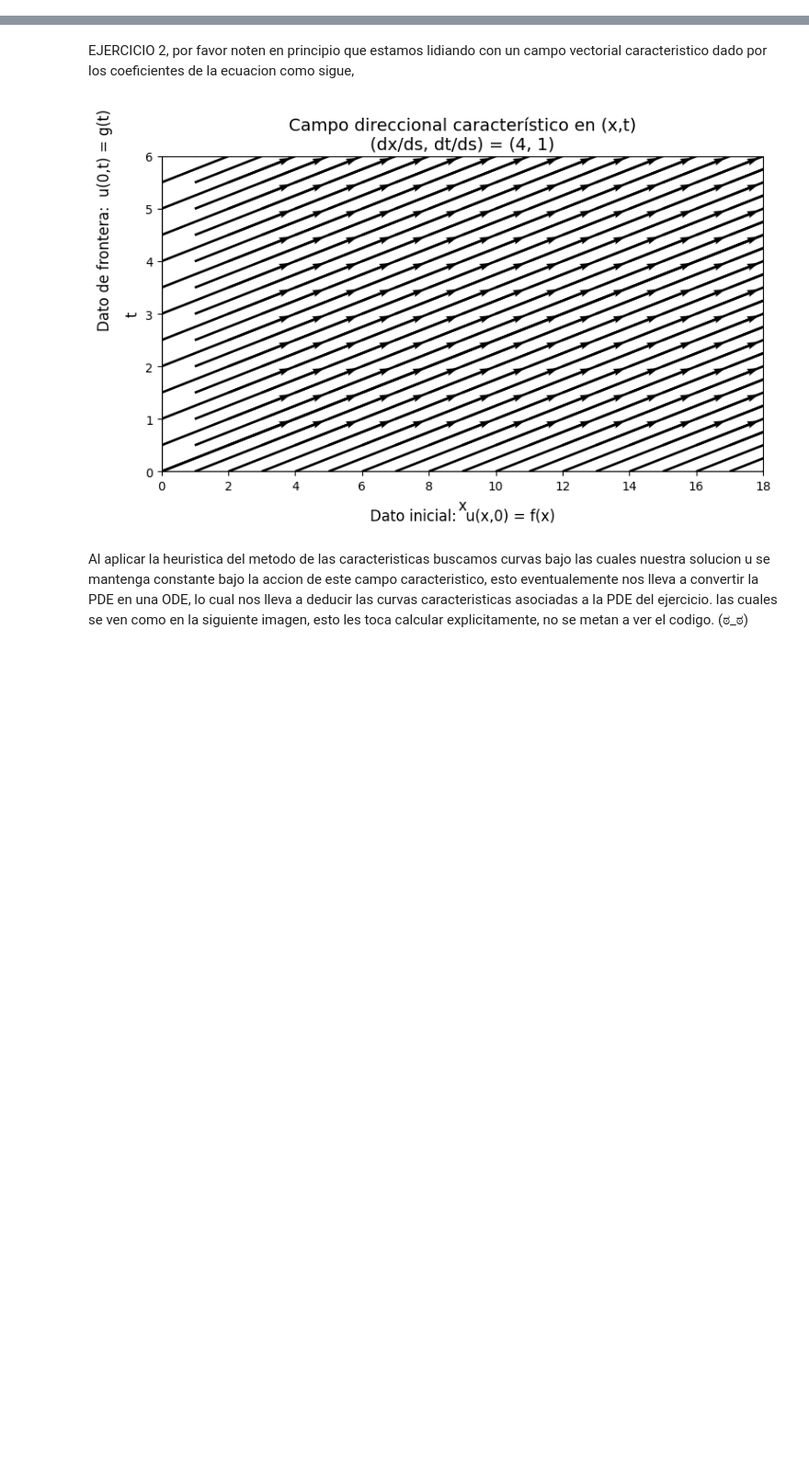
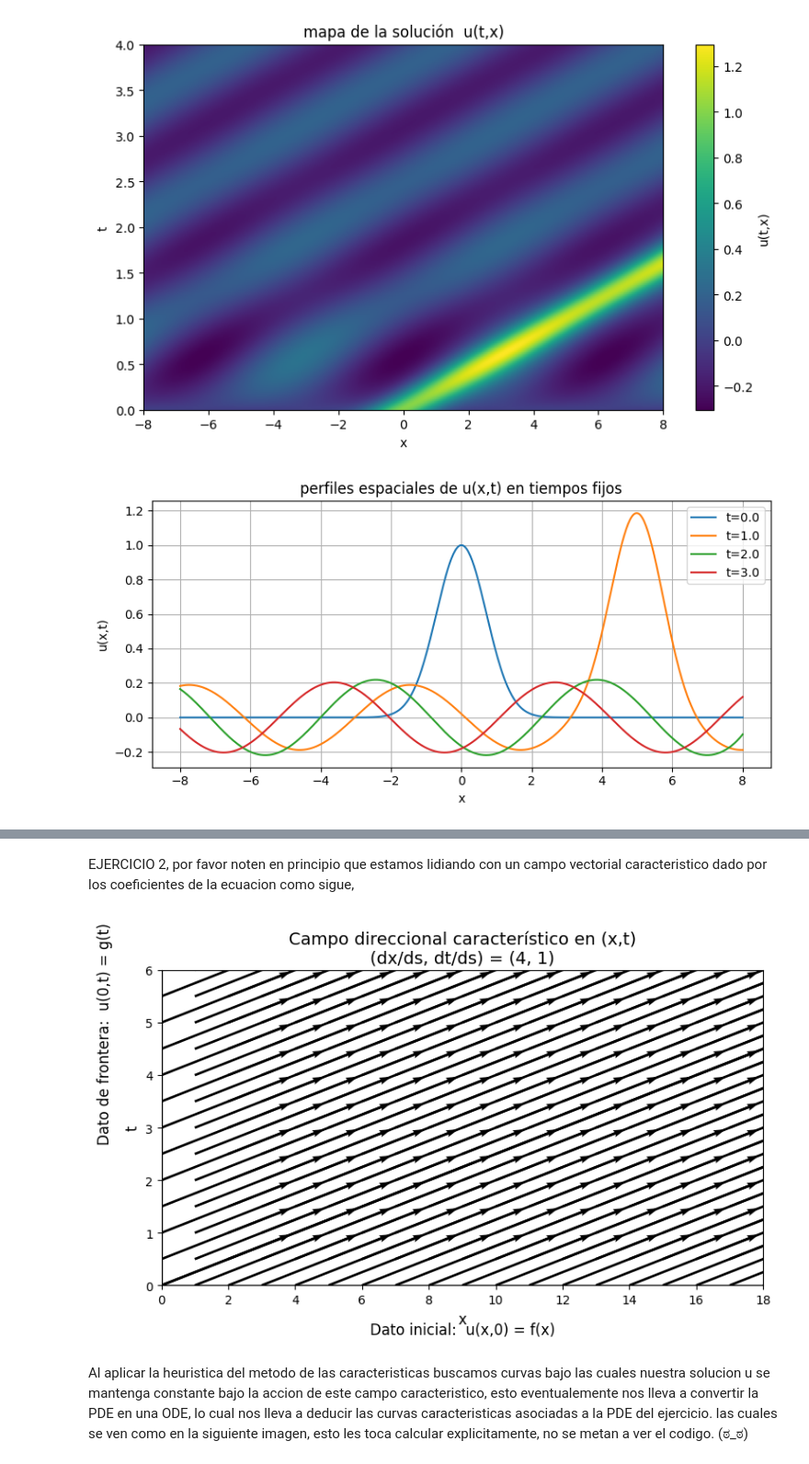
Before and after one commit to gregslombardo/EDP-2026-1, a Jupyter notebook: Tarea/Tarea.ipynb, the cells around one changed output, grey strips where cells are left out. Shown at 92% size. Cells and saved outputs as stored; diff of their text form; code cells hidden in the pictures; blank space fills up the shorter version.

```diff
--- a/Tarea/Tarea.ipynb
+++ b/Tarea/Tarea.ipynb
@@ -0,0 +84,34 @@
+# %%
+
+
+import numpy as np
+import matplotlib.pyplot as plt
+
+
+def u_exact(t, x):
+    v = 5.0
+    return np.exp(-(x - v*t)**2) + (1.0/26.0)*(np.sin(x - v*t) + v*np.cos(x - v*t) - np.exp(-t)*(np.sin(x) + v*np.cos(x)))
+
+# rangos
+x_min, x_max = -8.0, 8.0
+t_min, t_max = 0.0, 4.0
+
+xs = np.linspace(x_min, x_max, 600)
+ts = np.linspace(t_min, t_max, 240)
+X, T = np.meshgrid(xs, ts)
+
+# valores de u en la malla
+U = u_exact(T, X)
+
+# mapa de calor de u(t,x)
+plt.figure(figsize=(8,5))
+plt.imshow(U, extent=[x_min, x_max, t_min, t_max], origin="lower", aspect="auto")
+plt.colorbar(label="u(t,x)")
+plt.title("mapa de la solución  u(t,x)")
+plt.xlabel("x")
+plt.ylabel("t")
+plt.tight_layout()
+plt.show()
+# %% [output]
+[figure, added]
+[figure, added]
```
Also changed, not shown: parts of 4 cells of this notebook, 1 other file.
